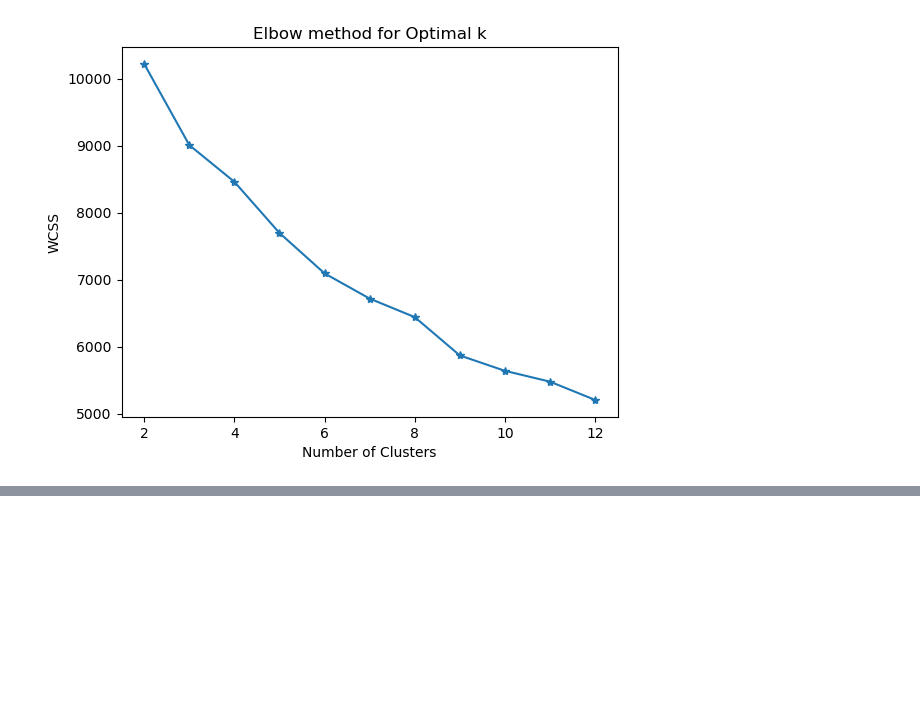
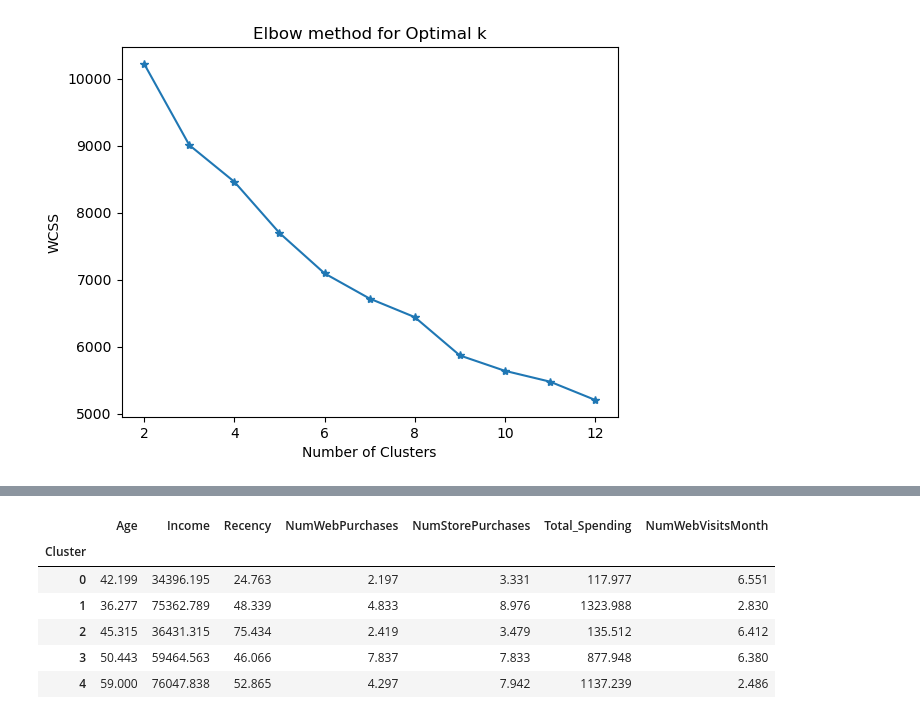
Before and after one commit to PhinehasBerko/customer-segmentation-project, a Jupyter notebook: code/customer-segment-analysis.ipynb, the cells around one changed output, grey strips where cells are left out. Saved outputs shown, nothing was run; the diff lists cells and outputs as text; code cells hidden in the pictures; blank space fills up the shorter version.

```diff
--- a/code/customer-segment-analysis.ipynb
+++ b/code/customer-segment-analysis.ipynb
@@ -419,0 +437,21 @@ plt.show()
+# %%
+# Todo
+# finding the characteristics of each cluster based on the summary below 👇
+
+# For Example:
+# Cluster 0 => High income and high spending customers -> premium customers
+# Cluster 1 => High web purchases low store purchases
+# cluster 3 => low recency customer etc
+
+
+cluster_summary = df.groupby("Cluster")[features].mean()
+
+cluster_summary
+# %% [output]
+|  | Age | Income | Recency | NumWebPurchases | NumStorePurchases | Total_Spending | NumWebVisitsMonth |
+| Cluster |  |  |  |  |  |  |  |
+| 0 | 42.199 | 34396.195 | 24.763 | 2.197 | 3.331 | 117.977 | 6.551 |
+| 1 | 36.277 | 75362.789 | 48.339 | 4.833 | 8.976 | 1323.988 | 2.830 |
+| 2 | 45.315 | 36431.315 | 75.434 | 2.419 | 3.479 | 135.512 | 6.412 |
+| 3 | 50.443 | 59464.563 | 46.066 | 7.837 | 7.833 | 877.948 | 6.380 |
+| 4 | 59.000 | 76047.838 | 52.865 | 4.297 | 7.942 | 1137.239 | 2.486 |
```
Also changed, not shown: parts of 9 cells of this notebook, 3 other files.
